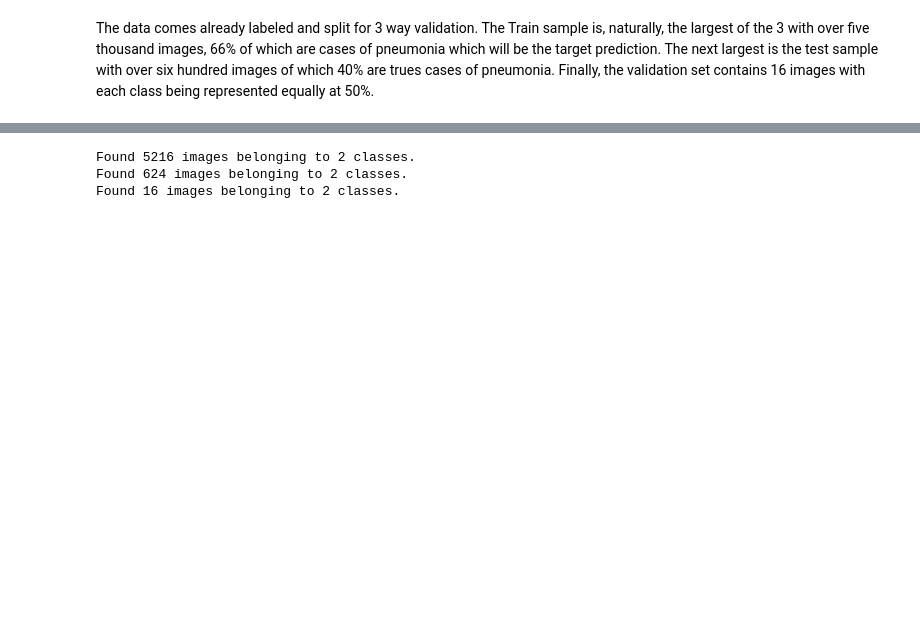
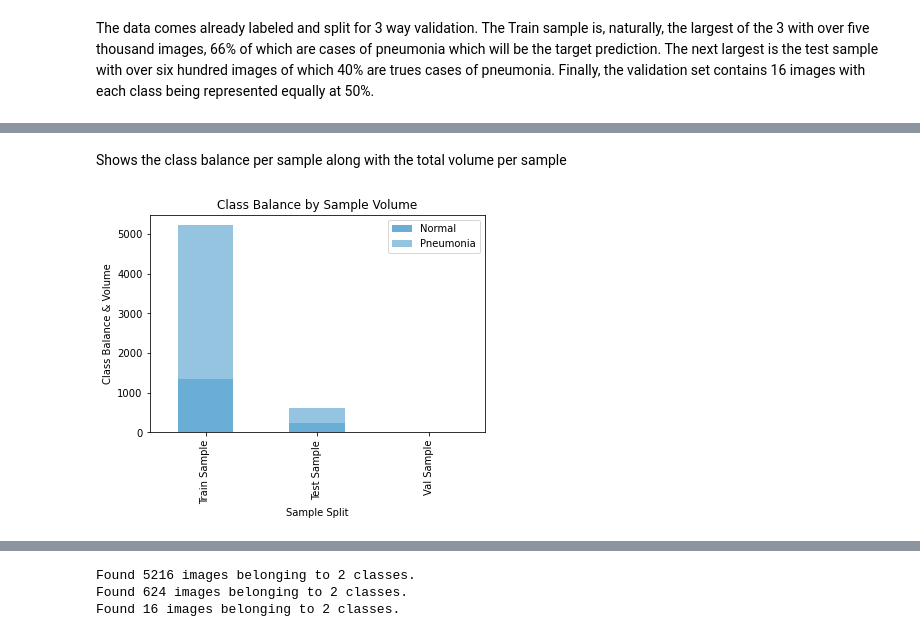
Before and after one commit to Zeth-Abney/Flatiron-school, a Jupyter notebook: phase-4/PROJECT/eda.ipynb, the cells around one changed output, grey strips where cells are left out. Saved outputs shown, nothing was run; the diff lists cells and outputs as text; code cells hidden in the pictures; blank space fills up the shorter version.

```diff
--- a/phase-4/PROJECT/eda.ipynb
+++ b/phase-4/PROJECT/eda.ipynb
@@ -53,0 +81,17 @@ The data comes already labeled and split for 3 way validation. The Train sample
+# %% [markdown]
+Shows the class balance per sample along with the total volume per sample
+# %%
+# Create colors
+blues = plt.cm.Blues
+
+# create stacked bar chart for students DataFrame
+class_balance_df.iloc[:-1,:].T.plot(kind='bar', stacked=True, color=[blues(0.5), blues(0.4)])
+
+# Add Title and Labels
+plt.title('Class Balance by Sample Volume')
+plt.xlabel('Sample Split')
+plt.ylabel('Class Balance & Volume')
+
+plt.show()
+# %% [output]
+[figure, added]
```
Also changed, not shown: parts of 69 cells of this notebook, 2 other files.
